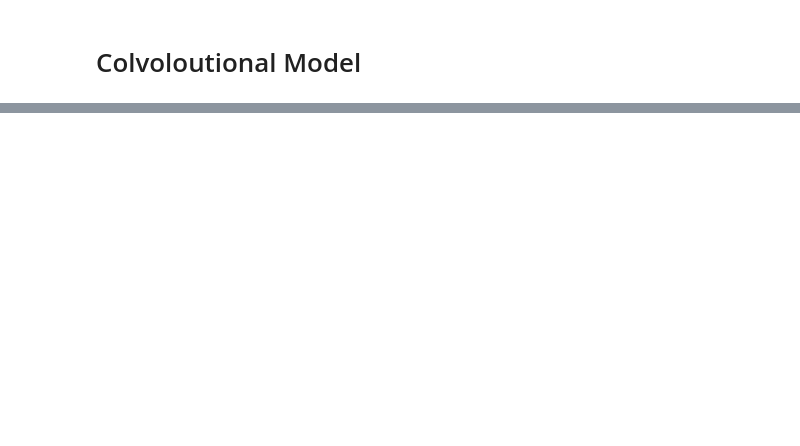
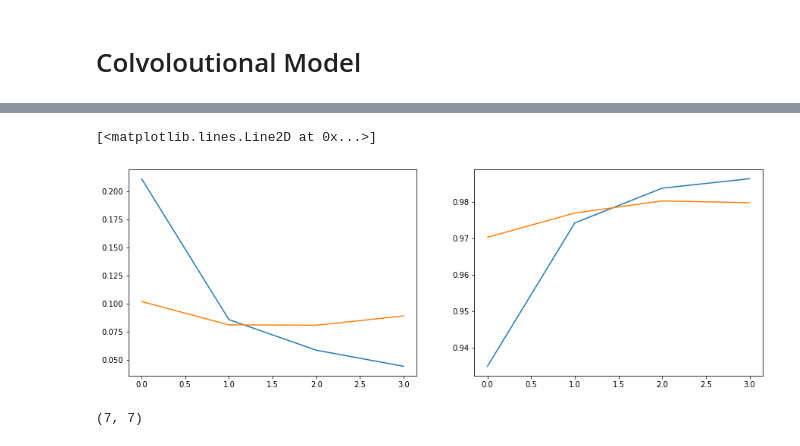
Before and after one commit to mnwato/captcha-recognition, a Jupyter notebook: sheypoor/main.ipynb, the cells around one changed output, grey strips where cells are left out. Cells and saved outputs as stored; diff of their text form; code cells hidden in the pictures; blank space fills up the shorter version.

Commit message:
added transfer lear from mnist but stick on underfitting

```diff
--- a/sheypoor/main.ipynb
+++ b/sheypoor/main.ipynb
@@ -289,0 +392,16 @@ Epoch 3/3
+# %%
+new_X = X[:,1:-1,1:-1]
+# new_X = X
+
+xtrain2 = np.reshape(new_X, (new_X.shape[0], 28*28))
+
+# train
+xtrain2 = xtrain2[:-10]
+xtrain2 = xtrain2.astype('float')/255
+ytrain2 = df.digit.values[:-10]
+#test
+xtest2 = xtrain2[-10:]
+xtest2 = xtest2.astype('float')/255
+ytest2 = df.digit.values[-10:]
+
+xtrain2.shape, xtest2.shape
@@ -289,0 +410,9 @@ Epoch 3/3
+# %%
+history = new_model.fit(
+                    xtrain2,
+                    ytrain2,
+                    verbose=1,
+                    epochs=15,
+                    batch_size=1,
+                    # validation_split=0.1,
+                )
@@ -289,0 +437,22 @@ Epoch 3/3
+# %%
+train_items = ['loss','val_loss']
+val_items = ['accuracy','val_accuracy']
+
+plt.figure(figsize=(15,5))
+plt.subplot(1,2,1)
+plt.plot(history.history[train_items[0]])
+plt.plot(history.history[train_items[1]])
+
+plt.subplot(1,2,2)
+plt.plot(history.history[val_items[0]])
+plt.plot(history.history[val_items[1]])
+# %% [output]
+[<matplotlib.lines.Line2D at 0x...>]
+[figure, added]
+# %%
+# TEST 'MNIST' TRAINED MODEL USING MNIST TEST DATA
+ypred = model.predict(xtest[0:1])
+
+ytest_28[0], np.argmax(ypred)
+# %% [output]
+(7, 7)
```
Also changed, not shown: parts of 20 cells of this notebook.
